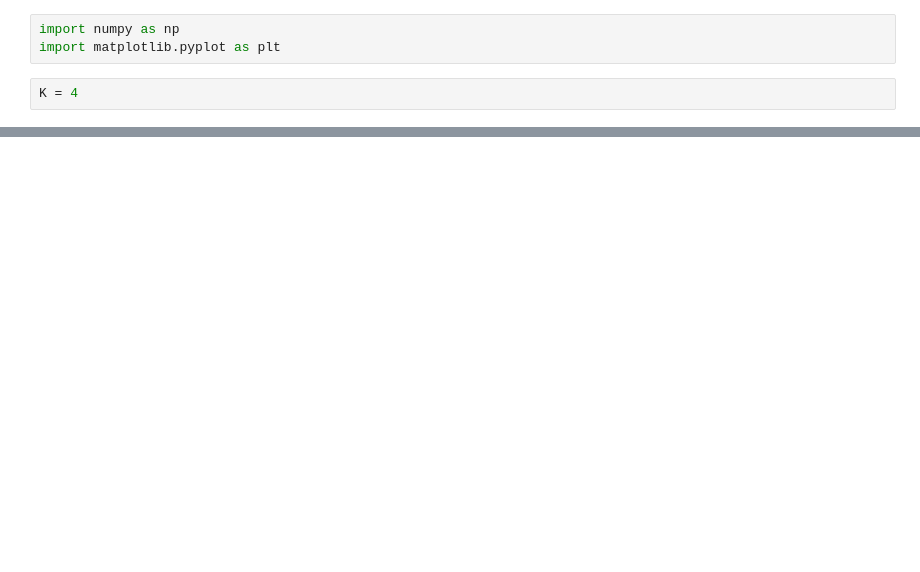
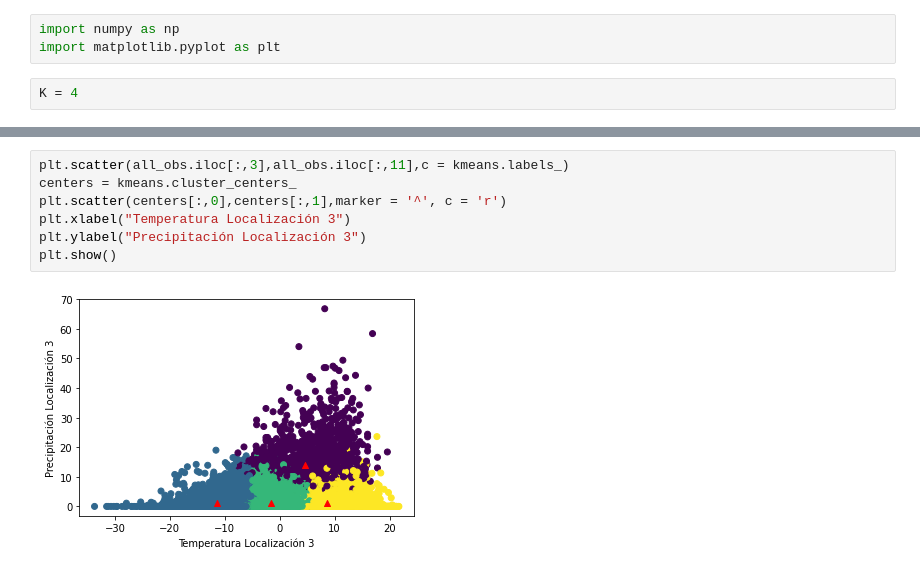
Before and after one commit to Jairo22EnriqueTec/CienciaDatosTopologia, a Jupyter notebook: 01-Clustering.ipynb, the cells around one changed output, grey strips where cells are left out. Saved outputs shown, nothing was run; the diff lists cells and outputs as text; blank space fills up the shorter version.

```diff
--- a/01-Clustering.ipynb
+++ b/01-Clustering.ipynb
@@ -139 +148,10 @@ kmeans = KMeans(n_clusters=K).fit(X)
+# %%
+plt.scatter(all_obs.iloc[:,3],all_obs.iloc[:,11],c = kmeans.labels_)
+centers = kmeans.cluster_centers_
+plt.scatter(centers[:,0],centers[:,1],marker = '^', c = 'r')
+plt.xlabel("Temperatura Localización 3")
+plt.ylabel("Precipitación Localización 3")
+plt.show()
+# %% [output]
+[figure, added]
 # %%
```
Also changed, not shown: parts of 10 cells of this notebook.
